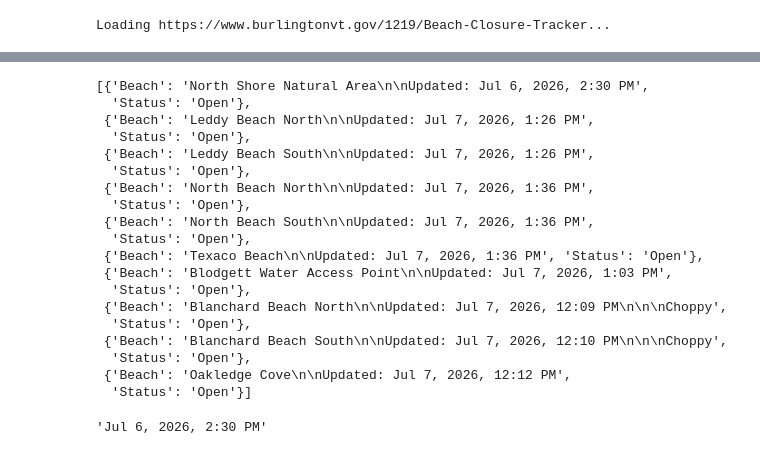
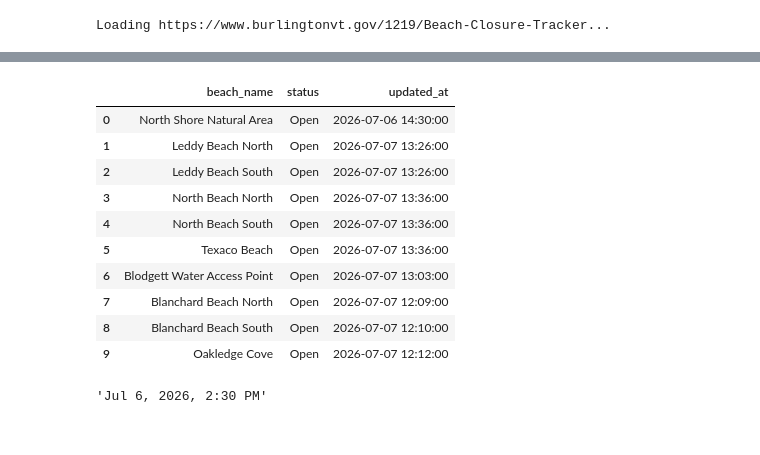
Before and after one commit to fhall18/kuanos, a Jupyter notebook: model/explorer.ipynb, the cells around one changed output, grey strips where cells are left out. Cells and saved outputs as stored; diff of their text form; code cells hidden in the pictures.

```diff
--- a/model/explorer.ipynb
+++ b/model/explorer.ipynb
@@ -631,25 +660,29 @@ Loading https://www.burlingtonvt.gov/1219/Beach-Closure-Tracker...
 # %%
-beaches
+beach_status = (
+    pd.DataFrame(beaches)
+    .assign(
+        beach_name=lambda df: df['Beach'].apply(lambda s: s.split('\n')[0]),
+        updated=lambda df: df['Beach'].apply(lambda s: s.split('\n')[2]).str.rstrip("Updated: "),
+        updated_at=lambda df: pd.to_datetime(df["updated"].str.replace("Updated: ", "")),
+        status=lambda df: df['Status']
+    )
+    .filter(items=['beach_name', 'status', 'updated_at'])
+)
+
+
+beach_status.to_parquet('../data/btv_beach_status.parquet', index=False)
 # %% [output]
-[{'Beach': 'North Shore Natural Area\n\nUpdated: Jul 6, 2026, 2:30 PM',
-  'Status': 'Open'},
- {'Beach': 'Leddy Beach North\n\nUpdated: Jul 7, 2026, 1:26 PM',
-  'Status': 'Open'},
- {'Beach': 'Leddy Beach South\n\nUpdated: Jul 7, 2026, 1:26 PM',
-  'Status': 'Open'},
- {'Beach': 'North Beach North\n\nUpdated: Jul 7, 2026, 1:36 PM',
-  'Status': 'Open'},
- {'Beach': 'North Beach South\n\nUpdated: Jul 7, 2026, 1:36 PM',
-  'Status': 'Open'},
- {'Beach': 'Texaco Beach\n\nUpdated: Jul 7, 2026, 1:36 PM', 'Status': 'Open'},
- {'Beach': 'Blodgett Water Access Point\n\nUpdated: Jul 7, 2026, 1:03 PM',
-  'Status': 'Open'},
- {'Beach': 'Blanchard Beach North\n\nUpdated: Jul 7, 2026, 12:09 PM\n\n\nChoppy',
-  'Status': 'Open'},
- {'Beach': 'Blanchard Beach South\n\nUpdated: Jul 7, 2026, 12:10 PM\n\n\nChoppy',
-  'Status': 'Open'},
- {'Beach': 'Oakledge Cove\n\nUpdated: Jul 7, 2026, 12:12 PM',
-  'Status': 'Open'}]
+|  | beach_name | status | updated_at |
+| 0 | North Shore Natural Area | Open | 2026-07-06 14:30:00 |
+| 1 | Leddy Beach North | Open | 2026-07-07 13:26:00 |
+| 2 | Leddy Beach South | Open | 2026-07-07 13:26:00 |
+| 3 | North Beach North | Open | 2026-07-07 13:36:00 |
+| 4 | North Beach South | Open | 2026-07-07 13:36:00 |
+| 5 | Texaco Beach | Open | 2026-07-07 13:36:00 |
+| 6 | Blodgett Water Access Point | Open | 2026-07-07 13:03:00 |
+| 7 | Blanchard Beach North | Open | 2026-07-07 12:09:00 |
+| 8 | Blanchard Beach South | Open | 2026-07-07 12:10:00 |
+| 9 | Oakledge Cove | Open | 2026-07-07 12:12:00 |
 # %%
 last_updated
 # %% [output]
```
Also changed, not shown: parts of 4 cells of this notebook, 1 other file.
